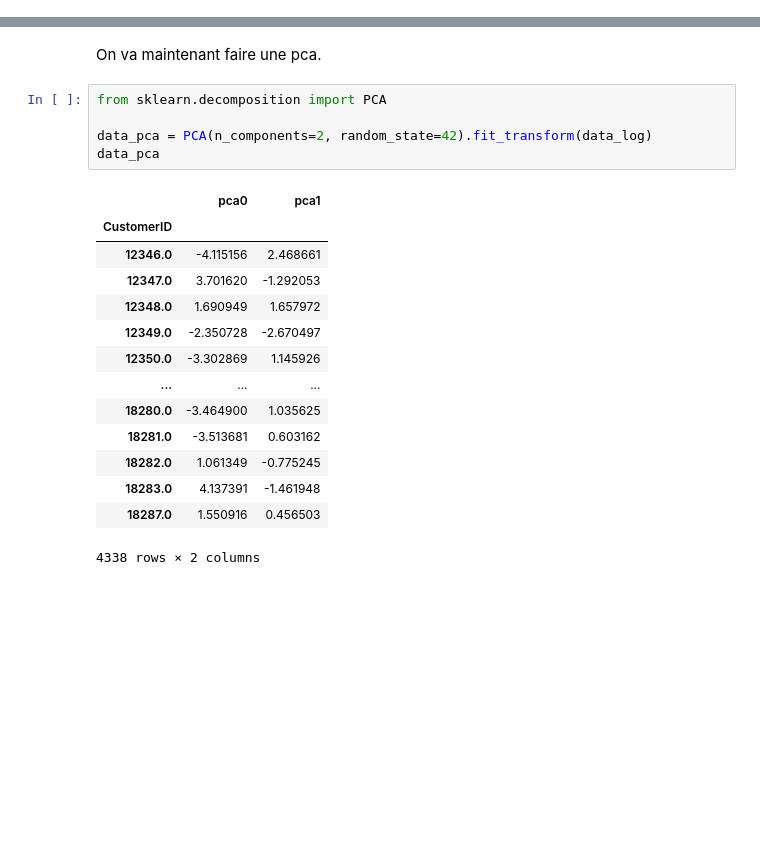
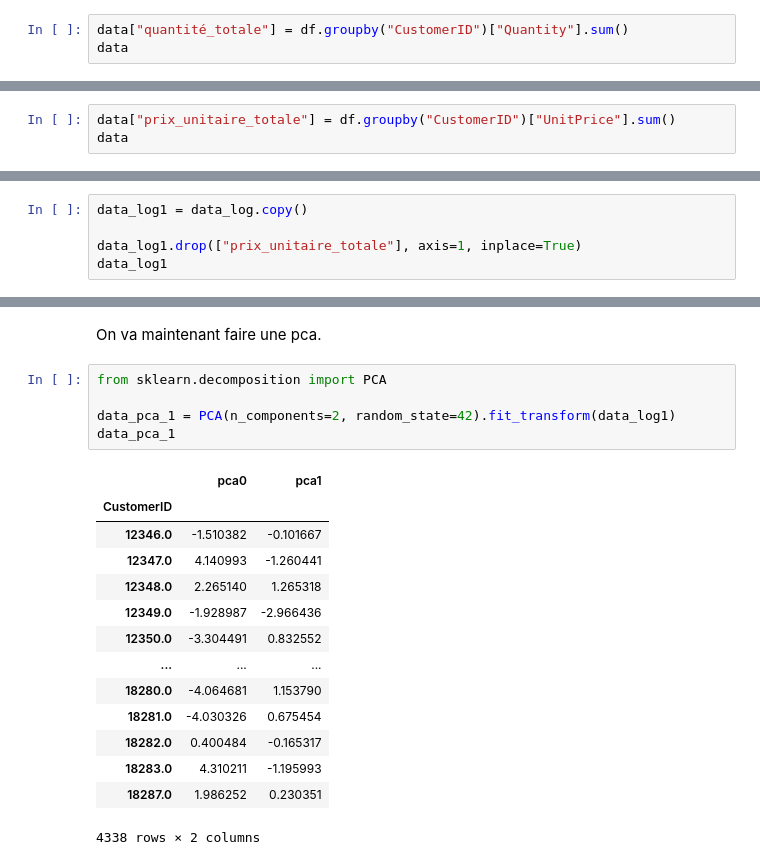
Before and after one commit to fmazur57u/Projet-Kmeans-et-spectral-clustering, a Jupyter notebook: Kmeans_spectral_clustering.ipynb, the cells around one changed output, grey strips where cells are left out. Saved outputs shown, nothing was run; the diff lists cells and outputs as text; blank space fills up the shorter version.

```diff
--- a/Kmeans_spectral_clustering.ipynb
+++ b/Kmeans_spectral_clustering.ipynb
@@ -106,3 +126,6 @@ data
 | 18283.0 | 16 | 756 | 1.847884 |
 | 18287.0 | 3 | 70 | 22.657143 |
 4338 rows × 3 columns
+# %%
+data["quantité_totale"] = df.groupby("CustomerID")["Quantity"].sum()
+data
@@ -197,0 +236,3 @@ data
+# %%
+data["prix_unitaire_totale"] = df.groupby("CustomerID")["UnitPrice"].sum()
+data
@@ -283,0 +328,5 @@ data_finale
+# %%
+data_log1 = data_log.copy()
+
+data_log1.drop(["prix_unitaire_totale"], axis=1, inplace=True)
+data_log1
@@ -286,21 +350,21 @@ On va maintenant faire une pca.
 # %%
 from sklearn.decomposition import PCA
 
-data_pca = PCA(n_components=2, random_state=42).fit_transform(data_log)
-data_pca
+data_pca_1 = PCA(n_components=2, random_state=42).fit_transform(data_log1)
+data_pca_1
 # %% [output]
 |  | pca0 | pca1 |
 | CustomerID |  |  |
-| 12346.0 | -4.115156 | 2.468661 |
-| 12347.0 | 3.701620 | -1.292053 |
-| 12348.0 | 1.690949 | 1.657972 |
-| 12349.0 | -2.350728 | -2.670497 |
-| 12350.0 | -3.302869 | 1.145926 |
+| 12346.0 | -1.510382 | -0.101667 |
+| 12347.0 | 4.140993 | -1.260441 |
+| 12348.0 | 2.265140 | 1.265318 |
+| 12349.0 | -1.928987 | -2.966436 |
+| 12350.0 | -3.304491 | 0.832552 |
 | ... | ... | ... |
-| 18280.0 | -3.464900 | 1.035625 |
-| 18281.0 | -3.513681 | 0.603162 |
-| 18282.0 | 1.061349 | -0.775245 |
-| 18283.0 | 4.137391 | -1.461948 |
-| 18287.0 | 1.550916 | 0.456503 |
+| 18280.0 | -4.064681 | 1.153790 |
+| 18281.0 | -4.030326 | 0.675454 |
+| 18282.0 | 0.400484 | -0.165317 |
+| 18283.0 | 4.310211 | -1.195993 |
+| 18287.0 | 1.986252 | 0.230351 |
 4338 rows × 2 columns
 # %%
```
Also changed, not shown: parts of 29 cells of this notebook.
